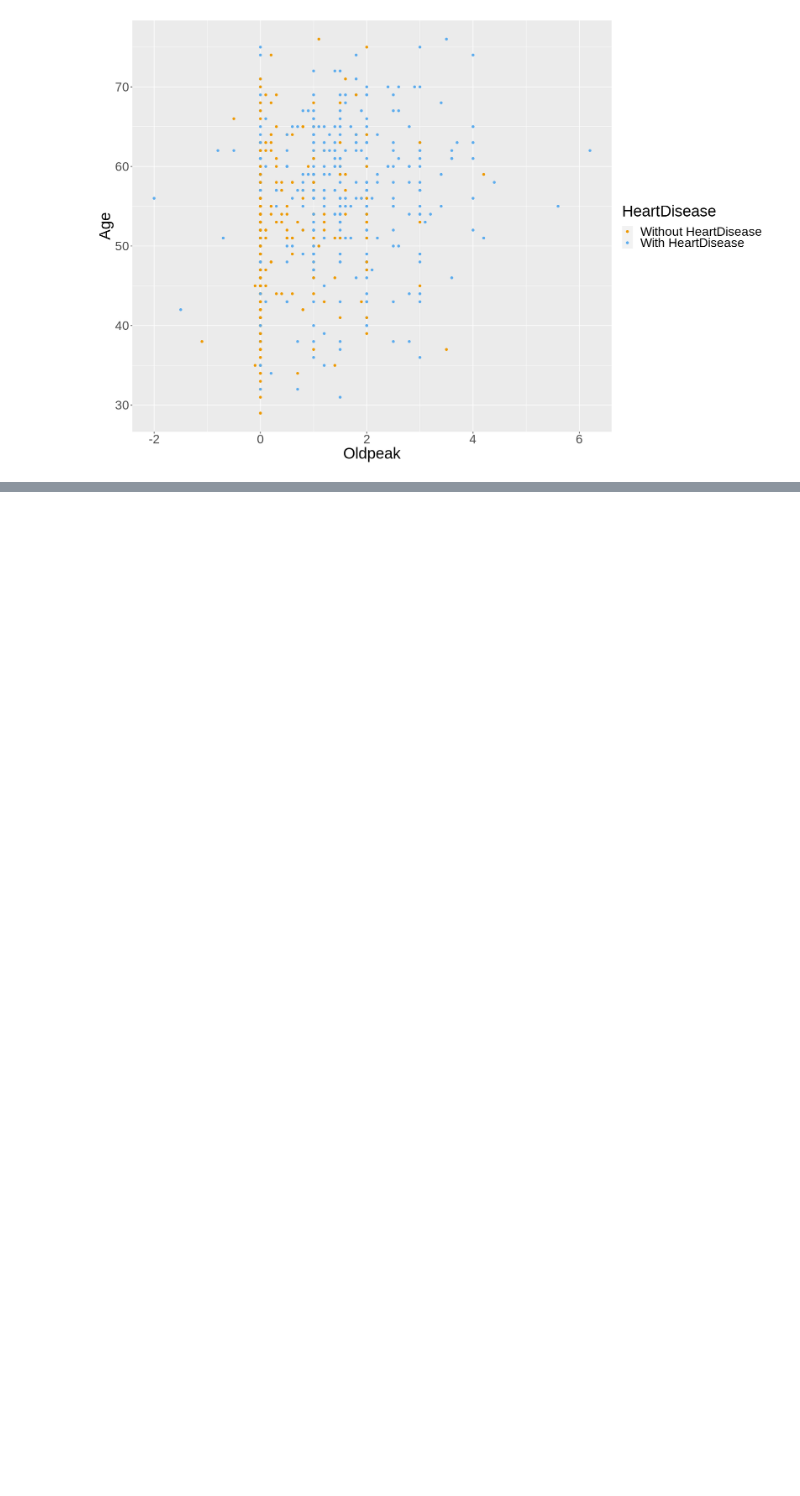
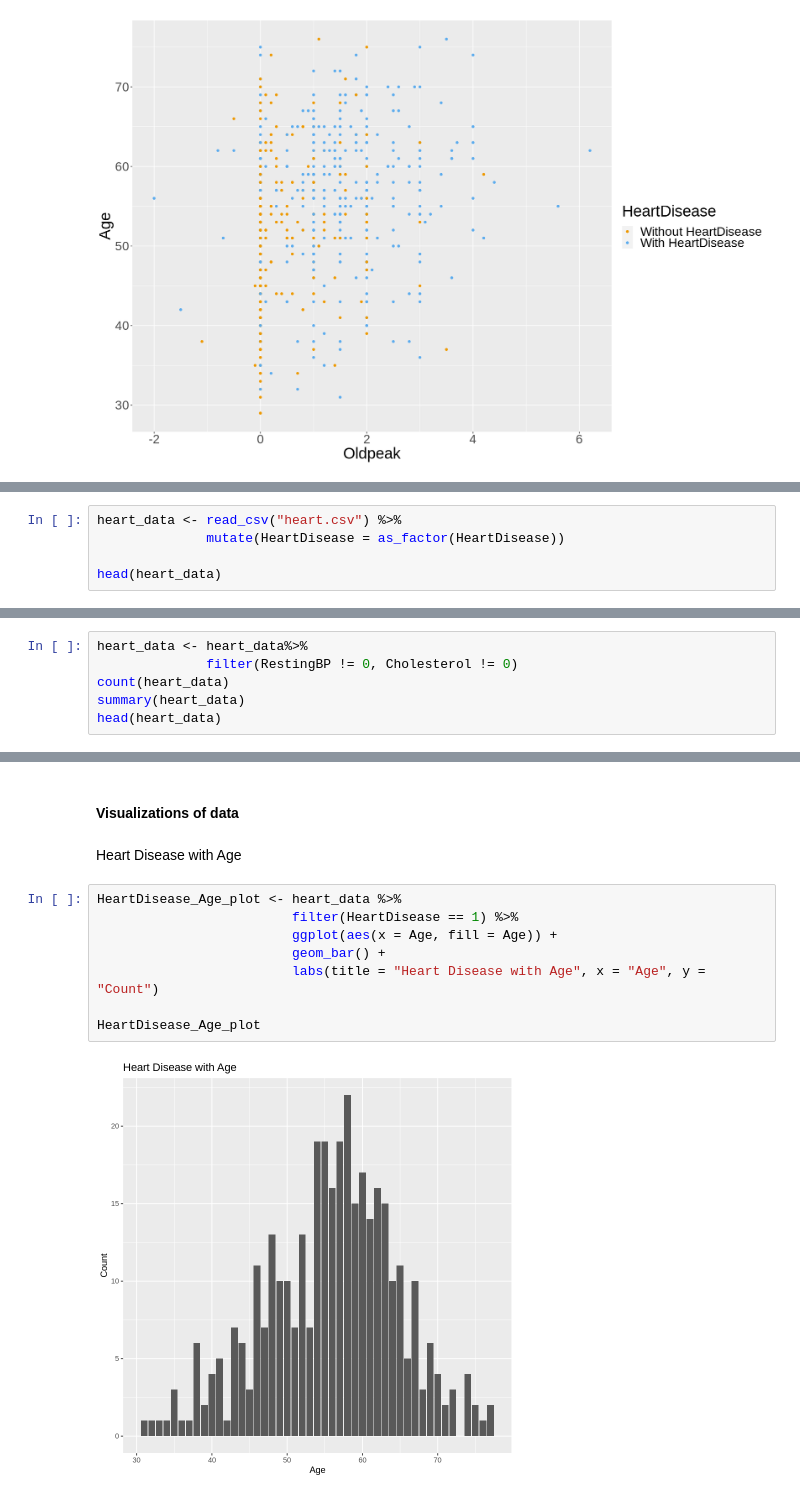
Before and after one commit to Simpson1104/Group-Proposal, a Jupyter notebook: Wrangling_data.ipynb, the cells around one changed output, grey strips where cells are left out. Saved outputs shown, nothing was run; the diff lists cells and outputs as text; blank space fills up the shorter version.

```diff
--- a/Wrangling_data.ipynb
+++ b/Wrangling_data.ipynb
@@ -233,0 +219,5 @@ Age_and_Oldpeak
+# %%
+heart_data <- read_csv("heart.csv") %>%
+              mutate(HeartDisease = as_factor(HeartDisease))
+
+head(heart_data)
@@ -233,0 +310,6 @@ Age_and_Oldpeak
+# %%
+heart_data <- heart_data%>%
+              filter(RestingBP != 0, Cholesterol != 0)
+count(heart_data)
+summary(heart_data)
+head(heart_data)
@@ -233,0 +347,14 @@ Age_and_Oldpeak
+# %% [markdown]
+#### Visualizations of data
+# %% [markdown]
+Heart Disease with Age
+# %%
+HeartDisease_Age_plot <- heart_data %>%
+                         filter(HeartDisease == 1) %>%
+                         ggplot(aes(x = Age, fill = Age)) +
+                         geom_bar() +
+                         labs(title = "Heart Disease with Age", x = "Age", y = "Count")
+
+HeartDisease_Age_plot
+# %% [output]
+[figure, added]
```
Also changed, not shown: parts of 16 cells of this notebook.
